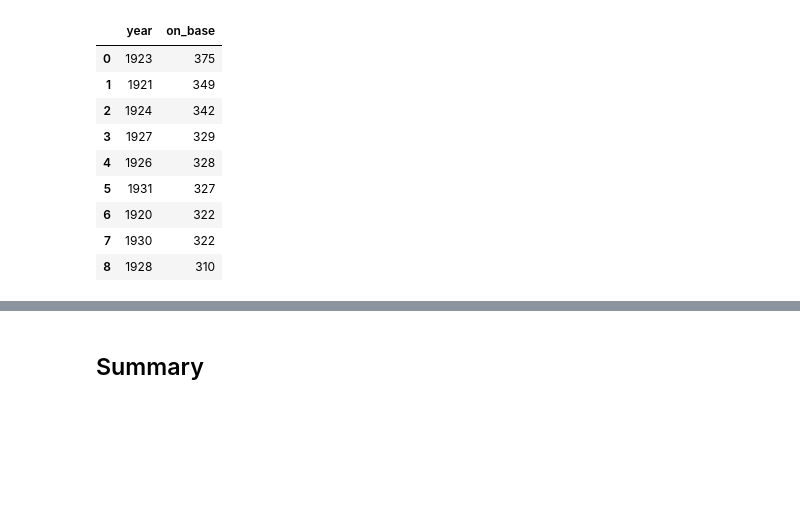
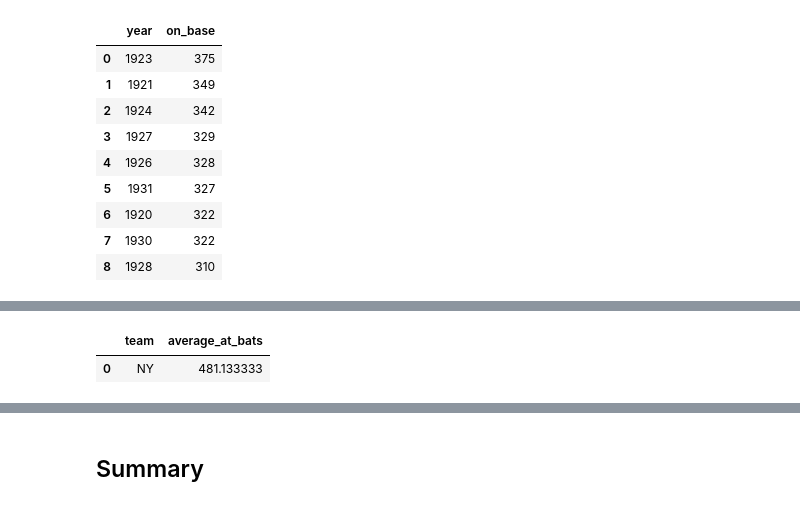
Before and after one commit to learn-co-curriculum/dsc-grouping-data-with-sql-lab, a Jupyter notebook: index.ipynb, the cells around one changed output, grey strips where cells are left out. Cells and saved outputs as stored; diff of their text form; code cells hidden in the pictures; blank space fills up the shorter version.

```diff
--- a/index.ipynb
+++ b/index.ipynb
@@ -226,0 +317,14 @@ df
+# %%
+# __SOLUTION__
+q = """
+SELECT team, AVG(at_bats) AS average_at_bats
+FROM babe_ruth_stats
+GROUP BY team
+ORDER BY average_at_bats DESC
+LIMIT 1
+;
+"""
+pd.read_sql(q, conn)
+# %% [output]
+|  | team | average_at_bats |
+| 0 | NY | 481.133333 |
```
Also changed, not shown: parts of 35 cells of this notebook, 1 other file.
